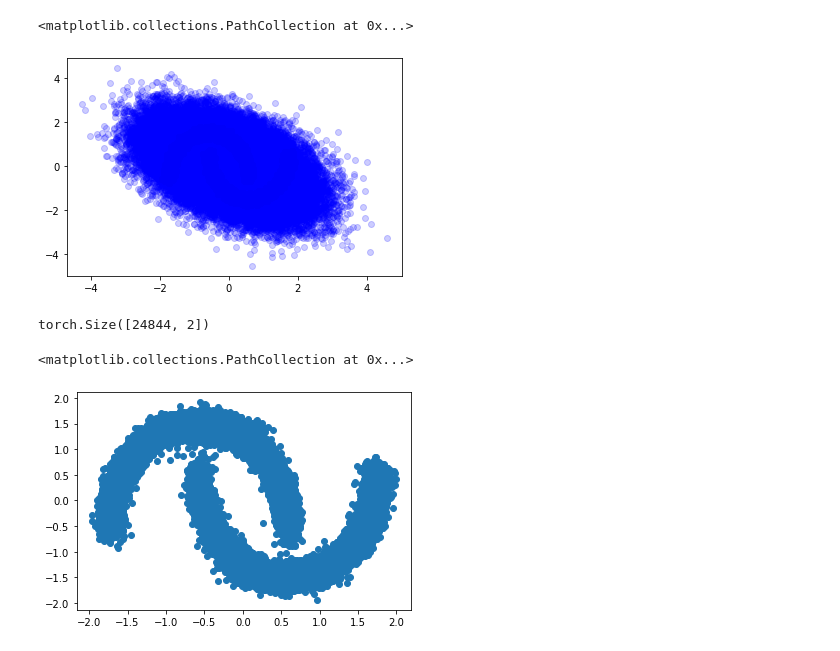
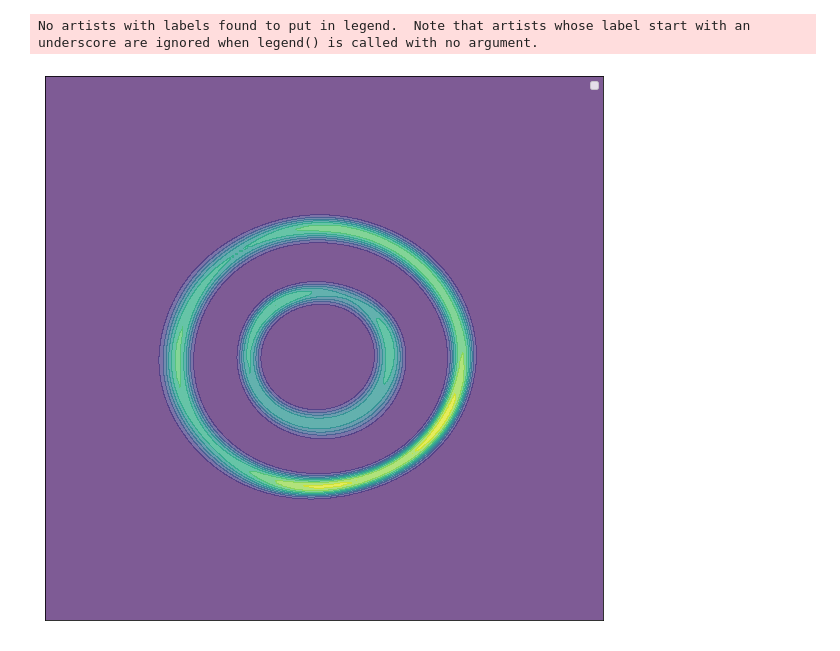
Before and after one commit to ElouanARGOUARCH/NeuralRatio, a Jupyter notebook: experiments/Binary Classifier_visual.ipynb, the cells around one changed output. Drawn from its saved outputs; the diff is of its cells as text; code cells hidden in the pictures.

```diff
--- a/experiments/Binary Classifier_visual.ipynb
+++ b/experiments/Binary Classifier_visual.ipynb
@@ -60,10 +62,6 @@ KeyboardInterrupt:
 # %%
 cov = torch.cov(target_samples.T)
-NF_samples = torch.distributions.MultivariateNormal(torch.mean(target_samples, dim = 0), 1/2*cov + 1/2*cov.T).sample([100000])
-binary_classif = BinaryClassifier(target_samples, NF_samples, [128,128,128])
-binary_classif.train(200)
-
-plt.figure(figsize = (10,10))
-plt.tick_params(left = False, right = False , labelleft = False ,labelbottom = False, bottom = False)
-plt.scatter(NF_samples[:,0], NF_samples[:,1], color = 'blue', alpha = 0.7)
-plot_2d_function(lambda x: torch.sigmoid(binary_classif.logit_r(x)), x_min = -1.5, x_max = 2.5, y_min = -1, y_max = 1.5, levels = 10, new_figure = False)
+proposal = torch.distributions.MultivariateNormal(torch.mean(target_samples, dim = 0), 1/2*cov + 1/2*cov.T)
+proposed_samples = proposal.sample([10000])
+binary_classif = BinaryClassifier(target_samples, proposed_samples, [256,256,256])
+binary_classif.train(1000)
@@ -73,31 +68,7 @@ No artists with labels found to put in legend.  Note that artists whose label st
-# %%
-plt.scatter(target_samples[:,0], target_samples[:,1], color = 'red', alpha = 0.2)
-plt.scatter(NF_samples[:,0], NF_samples[:,1], color = 'blue', alpha=0.2)
-# %% [output]
-<matplotlib.collections.PathCollection at 0x...>
-[figure, removed]
-# %%
-from torch.distributions import Categorical
-def resample_dependant(x):
-    ratio = torch.exp(binary_classif.log_density_ratio(x)).squeeze(-1)
-    proba = ratio/torch.sum(ratio)
-    pick = Categorical(proba).sample([x.shape[0]])
-    return(torch.stack([x[pick[i], :] for i in range(x.shape[0])]))
-
-def resample(x):
-    U = torch.rand(x.shape[:-1])
-    ratio = torch.exp(binary_classif.log_density_ratio(x)).squeeze(-1)
-    proba = torch.min(torch.ones_like(U), ratio)
-    mask = U<proba
-    return x[U<proba]
-resampled = NF_samples
-for i in range(1):
-    resampled = resample(resampled)
-print(resampled.shape)
-# %% [output]
-torch.Size([24844, 2])
-# %%
-plt.scatter(resampled[:,0],resampled[:,1])
-# %% [output]
-<matplotlib.collections.PathCollection at 0x...>
-[figure, removed]
+# %%
+plt.figure(figsize = (10,10))
+plt.tick_params(left = False, right = False , labelleft = False ,labelbottom = False, bottom = False)
+plot_2d_function(lambda x: torch.sigmoid(binary_classif.logit_r(x)), x_min = torch.min(NF_samples[:,0]), x_max =torch.max(NF_samples[:,0]), y_min = torch.min(NF_samples[:,1]), y_max =torch.max(NF_samples[:,1]) , levels = 10, new_figure = False)
+# %% [output]
+No artists with labels found to put in legend.  Note that artists whose label start with an underscore are ignored when legend() is called with no argument.
+[figure, added]
```
Also changed, not shown: parts of 9 cells of this notebook, 3 other files.
